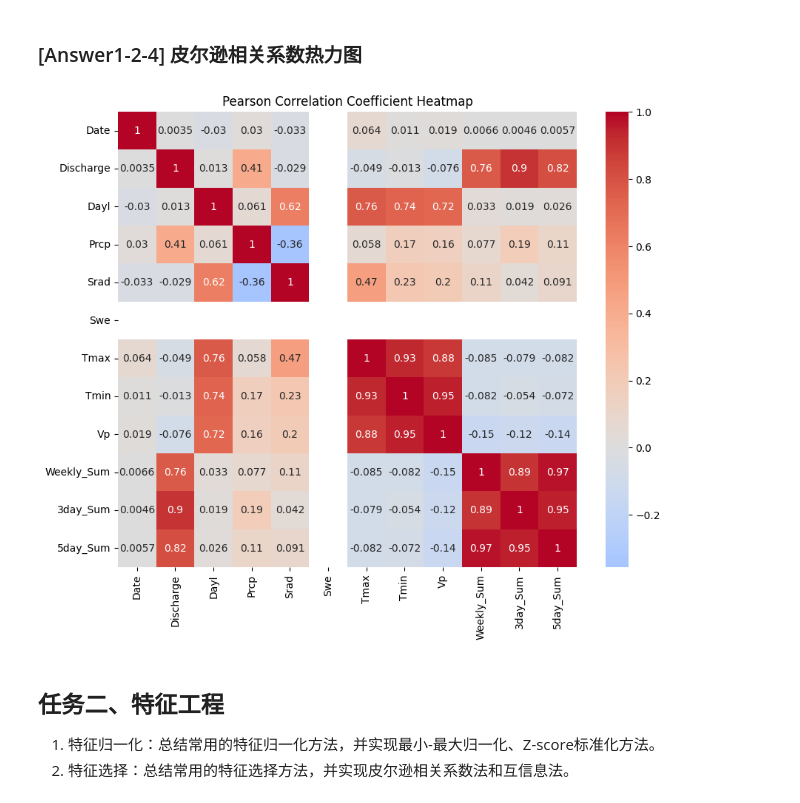
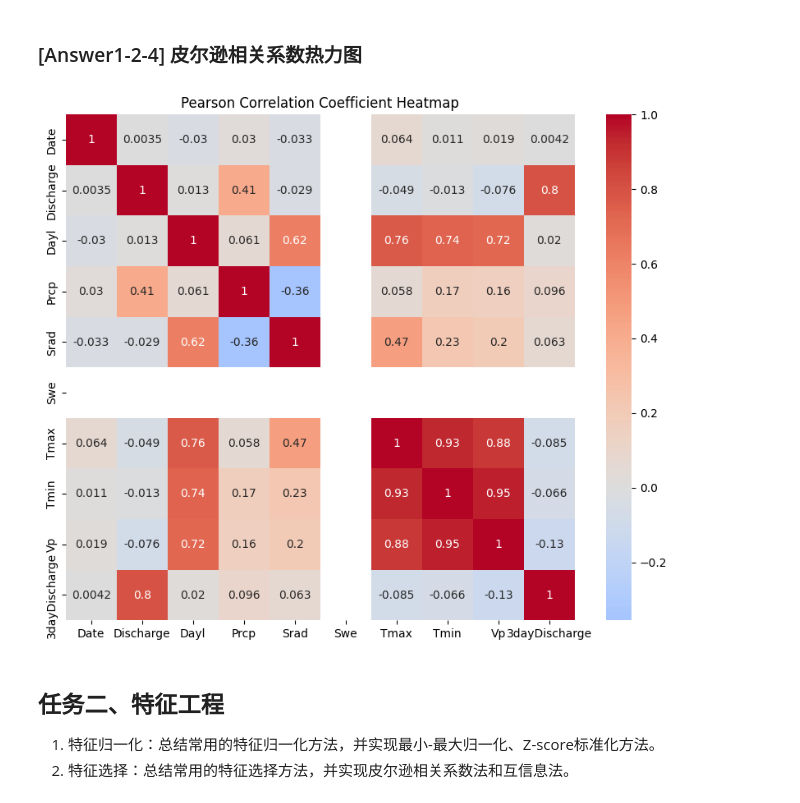
Before and after one commit to sslime336/RunoffPrediction, a Jupyter notebook: src/main.ipynb, the cells around one changed output. Cells and saved outputs as stored; diff of their text form; code cells hidden in the pictures.

```diff
--- a/src/main.ipynb
+++ b/src/main.ipynb
@@ -133,21 +132,22 @@ plt.show()
 ### [Answer1-2-4] 皮尔逊相关系数热力图
 # %%
 data = df.copy()
-data['Weekly_Sum'] = data['Discharge'].rolling('7d').sum()
-data['3day_Sum'] = data['Discharge'].rolling('3d').sum()
-data['5day_Sum'] = data['Discharge'].rolling('5d').sum()
 data = data.reset_index()
+data['3dayDischarge'] = data['Discharge'].rolling(window=3, center=False, closed='left').apply(
+    lambda x: x[0] * 0.15 + x[1] * 0.1 + x[2] * 0.75,
+    raw=True,
+).bfill()
 
 # 计算皮尔逊相关系数
 corr = data.corr()
 
 # 绘制皮尔逊相关系数热力图
 plt.figure(figsize=(10, 8))
 sns.heatmap(corr, annot=True, cmap="coolwarm", center=0)
 plt.title("Pearson Correlation Coefficient Heatmap")
 plt.show()
 # %% [output]
-[figure, old version]
+[figure, new version]
 # %% [markdown]
 ## 任务二、特征工程
 1. 特征归一化：总结常用的特征归一化方法，并实现最小-最大归一化、Z-score标准化方法。
```
Also changed, not shown: parts of 6 cells of this notebook, 2 other files.
